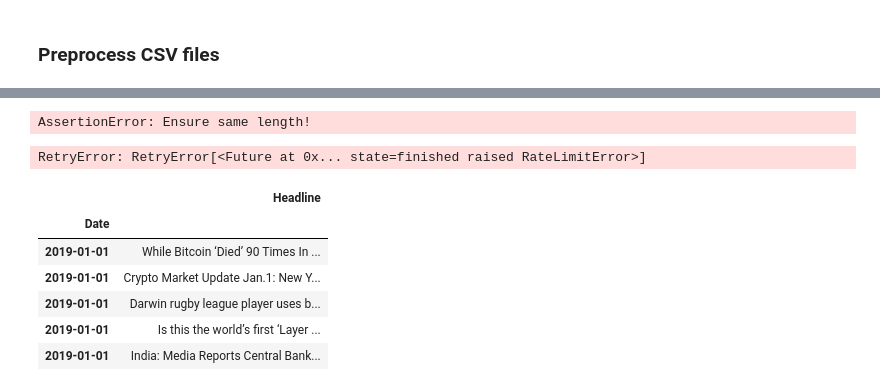
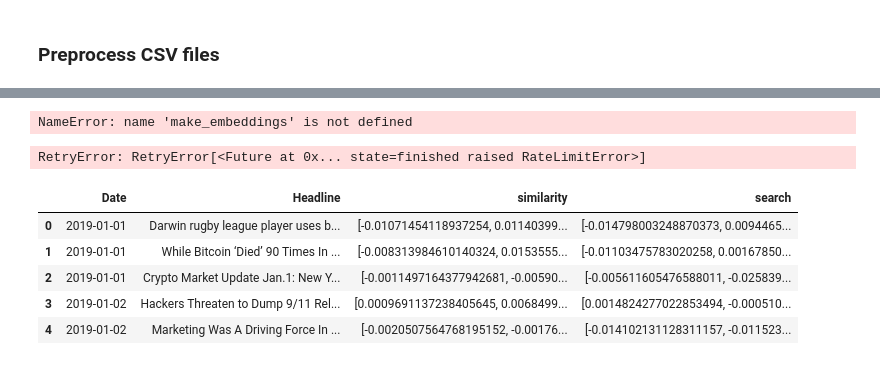
Before and after one commit to Snowman38/uob-project, a Jupyter notebook: src/sub/full-code.ipynb, the cells around one changed output, grey strips where cells are left out. Saved outputs shown, nothing was run; the diff lists cells and outputs as text; code cells hidden in the pictures.

```diff
--- a/src/sub/full-code.ipynb
+++ b/src/sub/full-code.ipynb
@@ -14,8 +14,9 @@ from openai.embeddings_utils import cosine_similarity, get_embedding
 
 openai.api_key = "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"
 
-NEWS_CSV_PATH = "../../data/interim/news_reduced_3_per_day.csv"
-BITCOIN_CSV_PATH = "../../data/interim/Bitcoin_2019_2021.csv"
+NEWS_CSV_PATH = "data/interim/news.csv"
+BITCOIN_CSV_PATH = "data/interim/bitcoin.csv"
+NEWS_EMBEDDINGS_CSV_PATH = "data/interim/news_reduced_3_per_day_embeddings.csv"
 
 DONT_PREDICT = ["change in next day (%)", "DayAfterTmr"]
-NUM_NEWS = 3282
+NUM_NEWS = 29713 # 3282
@@ -26,6 +31,7 @@ NUM_NEWS = 3282
 tokenizer = GPT2TokenizerFast.from_pretrained("gpt2")
 df_bitcoin_raw = pd.read_csv(BITCOIN_CSV_PATH)
 df_news_raw = pd.read_csv(NEWS_CSV_PATH)
+df_news_embeddings = pd.read_csv(NEWS_EMBEDDINGS_CSV_PATH)
 # %%
 # Prepare 1st dataframe phase for bitcoin data
 df_bitcoin = df_bitcoin_raw.sort_values("Date")
@@ -128,7 +128,7 @@ kwargs_search = {
 # %%
 df_news = make_embeddings(df_news, **kwargs_similarity)
 # %% [output]
-AssertionError: Ensure same length!
+NameError: name 'make_embeddings' is not defined
 # %%
 df_news = make_embeddings(df_news, **kwargs_search)
 # %% [output]
@@ -147,16 +150,15 @@ def embed_labels(df, labels=['p', 'n'], engine="text-similarity-babbage-001"):
 
     return probas
 # %%
-#df_news["babbage_similarity"] = df_news["babbage_similarity"].apply(eval).apply(np.array)
-#df_news["babbage_search"] = df_news["babbage_search"].apply(eval).apply(np.array)
+df_news_embeddings["similarity"] = df_news_embeddings["similarity"].apply(eval).apply(np.array)
+df_news_embeddings["search"] = df_news_embeddings["search"].apply(eval).apply(np.array)
 
-df_news.head()
+df_news_embeddings.head()
 # %% [output]
-|  | Headline |
-| Date |  |
-| 2019-01-01 | While Bitcoin ‘Died’ 90 Times In ... |
-| 2019-01-01 | Crypto Market Update Jan.1: New Y... |
-| 2019-01-01 | Darwin rugby league player uses b... |
-| 2019-01-01 | Is this the world’s first ‘Layer ... |
-| 2019-01-01 | India: Media Reports Central Bank... |
+|  | Date | Headline | similarity | search |
+| 0 | 2019-01-01 | Darwin rugby league player uses b... | [-0.01071454118937254, 0.01140399... | [-0.014798003248870373, 0.0094465... |
+| 1 | 2019-01-01 | While Bitcoin ‘Died’ 90 Times In ... | [-0.008313984610140324, 0.0153555... | [-0.01103475783020258, 0.00167850... |
+| 2 | 2019-01-01 | Crypto Market Update Jan.1: New Y... | [-0.0011497164377942681, -0.00590... | [-0.005611605476588011, -0.025839... |
+| 3 | 2019-01-02 | Hackers Threaten to Dump 9/11 Rel... | [0.0009691137238405645, 0.0068499... | [0.0014824277022853494, -0.000510... |
+| 4 | 2019-01-02 | Marketing Was A Driving Force In ... | [-0.0020507564768195152, -0.00176... | [-0.014102131128311157, -0.011523... |
 # %%
```
Also changed, not shown: parts of 16 cells of this notebook, 7 other files.
